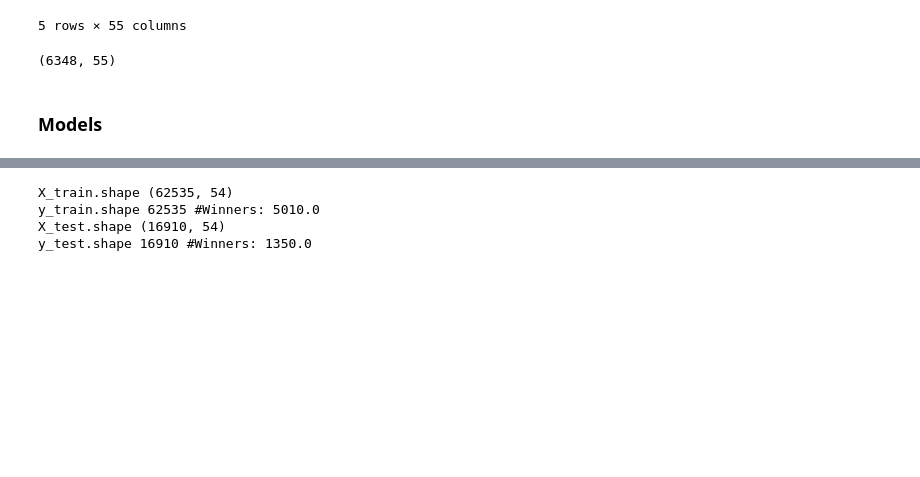
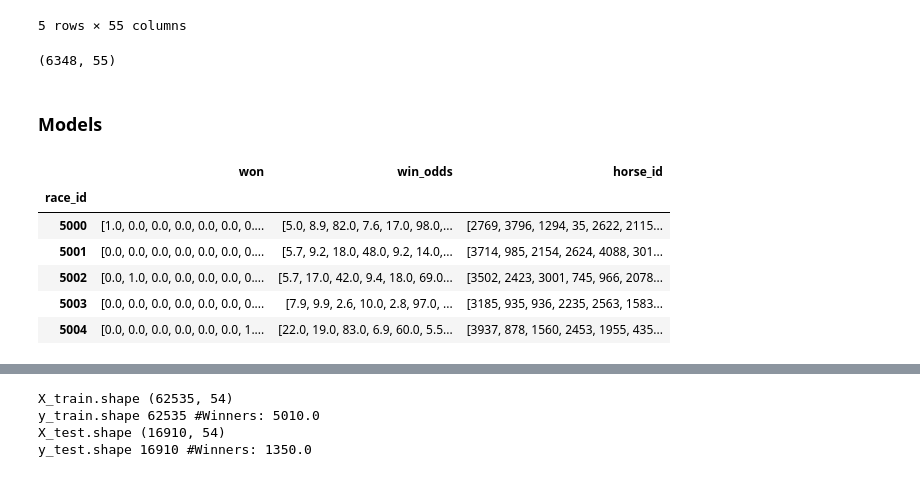
Before and after one commit to walter-robson/Horse-Racing-Prediction, a Jupyter notebook: newHorses.ipynb, the cells around one changed output, grey strips where cells are left out. Drawn from its saved outputs; the diff is of its cells as text; code cells hidden in the pictures; blank space fills up the shorter version.

```diff
--- a/newHorses.ipynb
+++ b/newHorses.ipynb
@@ -217,7 +217,7 @@ X_data = df.drop(columns=['won','win_odds'])
 ## Maybe we can compare the "likelihood of winning" for all n horses in race X, choose winner based on that, but then we need a model which gives us likelihood
 
 ## I hope this works, im trying to get a df of only the win_odds for testing purposes later
-Y_data = df[['won', 'win_odds', 'race_id']]
+Y_data = df[['won', 'win_odds', 'race_id', 'horse_id']]
 
 #df1 = df[df['Sales'] >= s]
 X_train = X_data[X_data['race_id'] < 5000]
@@ -232,12 +232,26 @@ y_test = Y_data[Y_data['race_id'] >= 5000]
 #X_train, X_test, y_train, y_test = train_test_split(X_data, Y_data, test_size=.2, random_state=69)
 
 #print(y_test)
-only_odds = y_test.drop(columns=['won', 'race_id'])
+only_odds = y_test#.drop(columns=['won'])
 y_train = y_train.drop(columns=['win_odds', 'race_id'])
-y_train = y_train.values.ravel()
+#y_train = y_train.values.ravel()
 #print(y_train)
-y_test = y_test.drop(columns=['win_odds', 'race_id'])
+y_test = y_test.drop(columns=['win_odds', 'race_id', 'horse_id'])
 y_test = y_test.values.ravel()
-only_odds = only_odds.values.ravel()
+#only_odds = only_odds.values.ravel()
+
 
 #print(only_odds)
+# %%
+X_test_byr = X_test.groupby('race_id').agg(lambda x: x.tolist())
+only_odds_byr = only_odds.groupby('race_id').agg(lambda x: x.tolist())
+X_test_byr.head()
+only_odds_byr.head()
+# %% [output]
+|  | won | win_odds | horse_id |
+| race_id |  |  |  |
+| 5000 | [1.0, 0.0, 0.0, 0.0, 0.0, 0.0, 0.... | [5.0, 8.9, 82.0, 7.6, 17.0, 98.0,... | [2769, 3796, 1294, 35, 2622, 2115... |
+| 5001 | [0.0, 0.0, 0.0, 0.0, 0.0, 0.0, 0.... | [5.7, 9.2, 18.0, 48.0, 9.2, 14.0,... | [3714, 985, 2154, 2624, 4088, 301... |
+| 5002 | [0.0, 1.0, 0.0, 0.0, 0.0, 0.0, 0.... | [5.7, 17.0, 42.0, 9.4, 18.0, 69.0... | [3502, 2423, 3001, 745, 966, 2078... |
+| 5003 | [0.0, 0.0, 0.0, 0.0, 0.0, 0.0, 0.... | [7.9, 9.9, 2.6, 10.0, 2.8, 97.0, ... | [3185, 935, 936, 2235, 2563, 1583... |
+| 5004 | [0.0, 0.0, 0.0, 0.0, 0.0, 0.0, 1.... | [22.0, 19.0, 83.0, 6.9, 60.0, 5.5... | [3937, 878, 1560, 2453, 1955, 435... |
```
Also changed, not shown: parts of 19 cells of this notebook.
